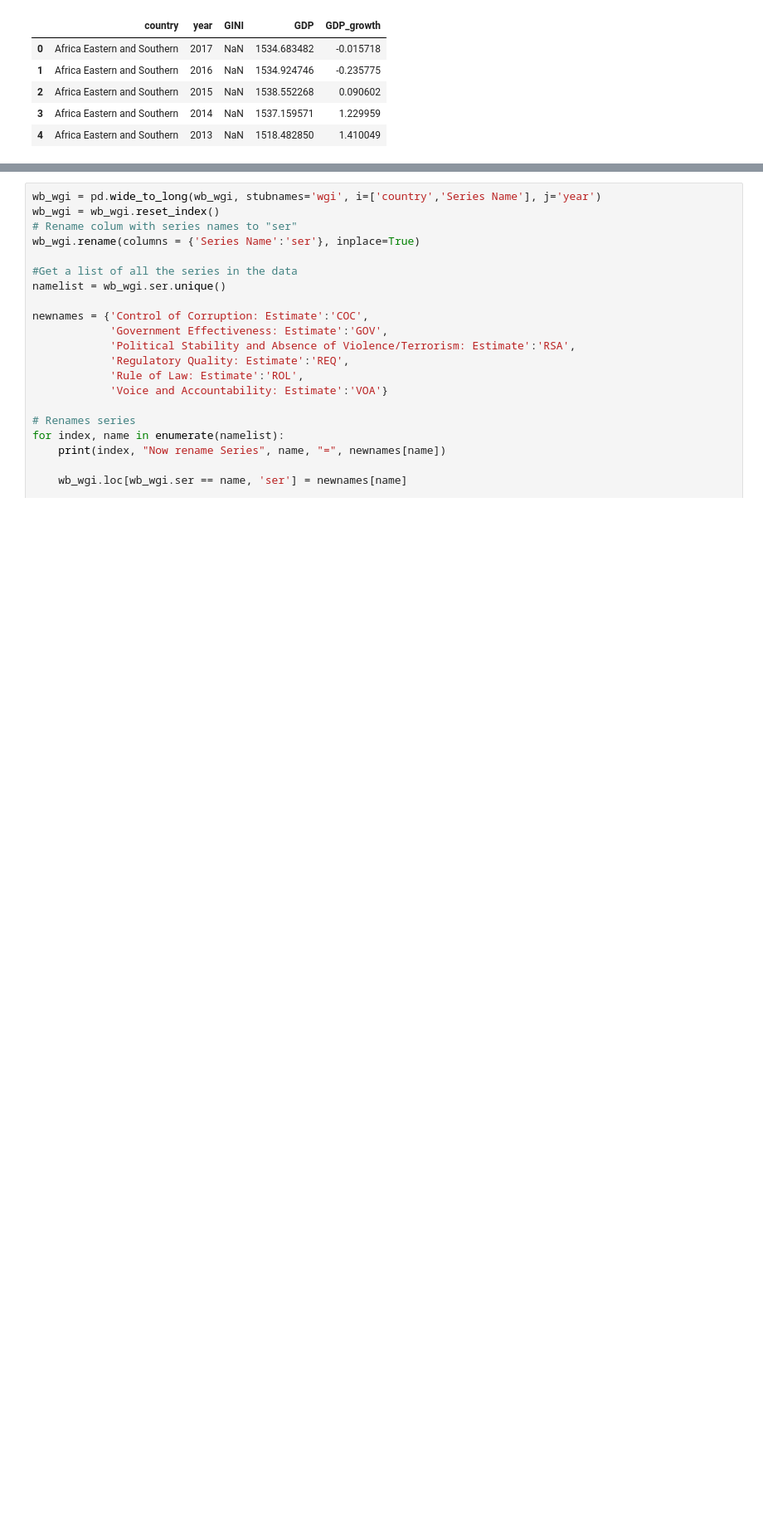
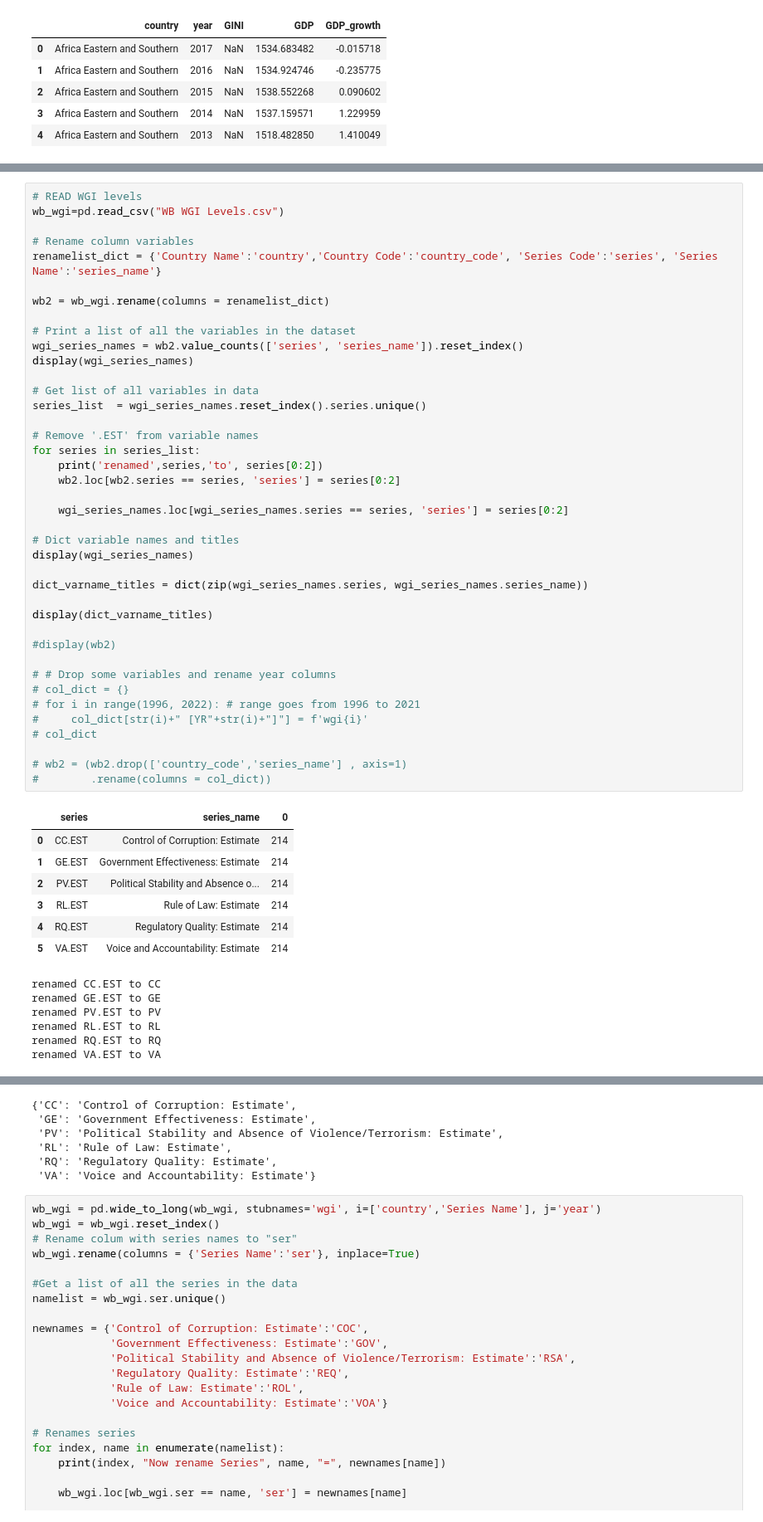
Before and after one commit to NumEconCopenhagen/projects-2023-magnus-kristian, a Jupyter notebook: dataproject/dataproject_KVN.ipynb, the cells around one changed output, grey strips where cells are left out. Shown at 83% size. Drawn from its saved outputs; the diff is of its cells as text; blank space fills up the shorter version.

```diff
--- a/dataproject/dataproject_KVN.ipynb
+++ b/dataproject/dataproject_KVN.ipynb
@@ -91,0 +64,54 @@ wb_wgi.sample(10)
+# %%
+# READ WGI levels
+wb_wgi=pd.read_csv("WB WGI Levels.csv")
+
+# Rename column variables
+renamelist_dict = {'Country Name':'country','Country Code':'country_code', 'Series Code':'series', 'Series Name':'series_name'}
+
+wb2 = wb_wgi.rename(columns = renamelist_dict)
+
+# Print a list of all the variables in the dataset
+wgi_series_names = wb2.value_counts(['series', 'series_name']).reset_index()
+display(wgi_series_names)
+
+# Get list of all variables in data
+series_list  = wgi_series_names.reset_index().series.unique()
+
+# Remove '.EST' from variable names
+for series in series_list:
+    print('renamed',series,'to', series[0:2])
+    wb2.loc[wb2.series == series, 'series'] = series[0:2]
+
+    wgi_series_names.loc[wgi_series_names.series == series, 'series'] = series[0:2]
+
+# Dict variable names and titles
+display(wgi_series_names)
+
+dict_varname_titles = dict(zip(wgi_series_names.series, wgi_series_names.series_name))
+
+display(dict_varname_titles)
+
+#display(wb2)
+
+# # Drop some variables and rename year columns
+# col_dict = {}
+# for i in range(1996, 2022): # range goes from 1996 to 2021
+#     col_dict[str(i)+" [YR"+str(i)+"]"] = f'wgi{i}'
+# col_dict
+
+# wb2 = (wb2.drop(['country_code','series_name'] , axis=1)
+#        .rename(columns = col_dict))
+# %% [output]
+|  | series | series_name | 0 |
+| 0 | CC.EST | Control of Corruption: Estimate | 214 |
+| 1 | GE.EST | Government Effectiveness: Estimate | 214 |
+| 2 | PV.EST | Political Stability and Absence o... | 214 |
+| 3 | RL.EST | Rule of Law: Estimate | 214 |
+| 4 | RQ.EST | Regulatory Quality: Estimate | 214 |
+| 5 | VA.EST | Voice and Accountability: Estimate | 214 |
+renamed CC.EST to CC
+renamed GE.EST to GE
+renamed PV.EST to PV
+renamed RL.EST to RL
+renamed RQ.EST to RQ
+renamed VA.EST to VA
@@ -92,3 +125,9 @@ wb_wgi.sample(10)
+{'CC': 'Control of Corruption: Estimate',
+ 'GE': 'Government Effectiveness: Estimate',
+ 'PV': 'Political Stability and Absence of Violence/Terrorism: Estimate',
+ 'RL': 'Rule of Law: Estimate',
+ 'RQ': 'Regulatory Quality: Estimate',
+ 'VA': 'Voice and Accountability: Estimate'}
 # %%
 wb_wgi = pd.wide_to_long(wb_wgi, stubnames='wgi', i=['country','Series Name'], j='year')
 wb_wgi = wb_wgi.reset_index()
```
Also changed, not shown: parts of 2 cells of this notebook, 1 other file.
